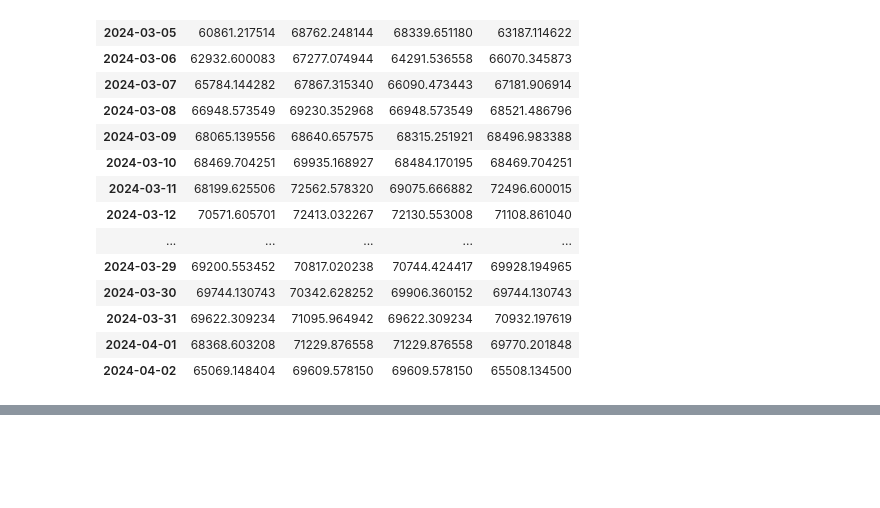
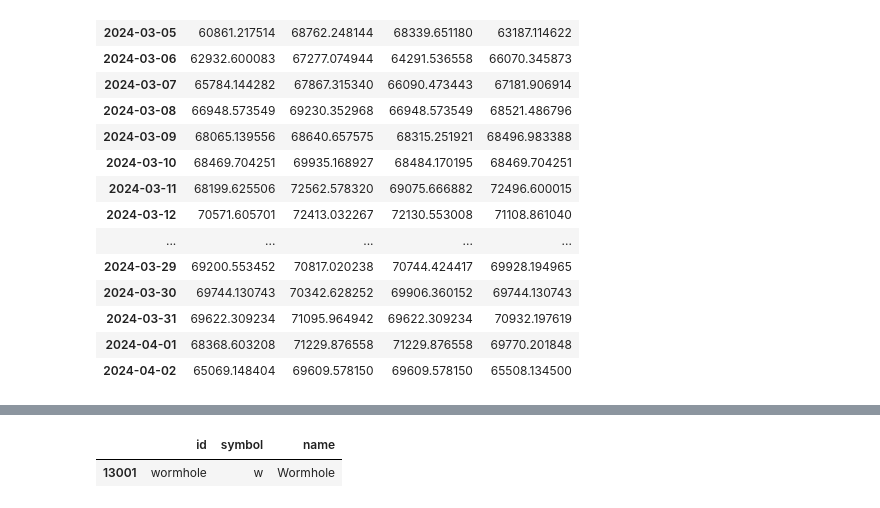
Before and after one commit to samarth003/ibm-data-science-repo, a Jupyter notebook: Python-DS-AI-labs/wk5/pycoingecko.ipynb, the cells around one changed output, grey strips where cells are left out. Saved outputs shown, nothing was run; the diff lists cells and outputs as text; code cells hidden in the pictures; blank space fills up the shorter version.

```diff
--- a/Python-DS-AI-labs/wk5/pycoingecko.ipynb
+++ b/Python-DS-AI-labs/wk5/pycoingecko.ipynb
@@ -97,0 +165,6 @@ except Exception as e:
+# %%
+df_wormhole_token = df_coingecko.loc[df_coingecko['name']=='Wormhole']
+df_wormhole_token
+# %% [output]
+|  | id | symbol | name |
+| 13001 | wormhole | w | Wormhole |
```
Also changed, not shown: parts of 10 cells of this notebook, 2 other files.
